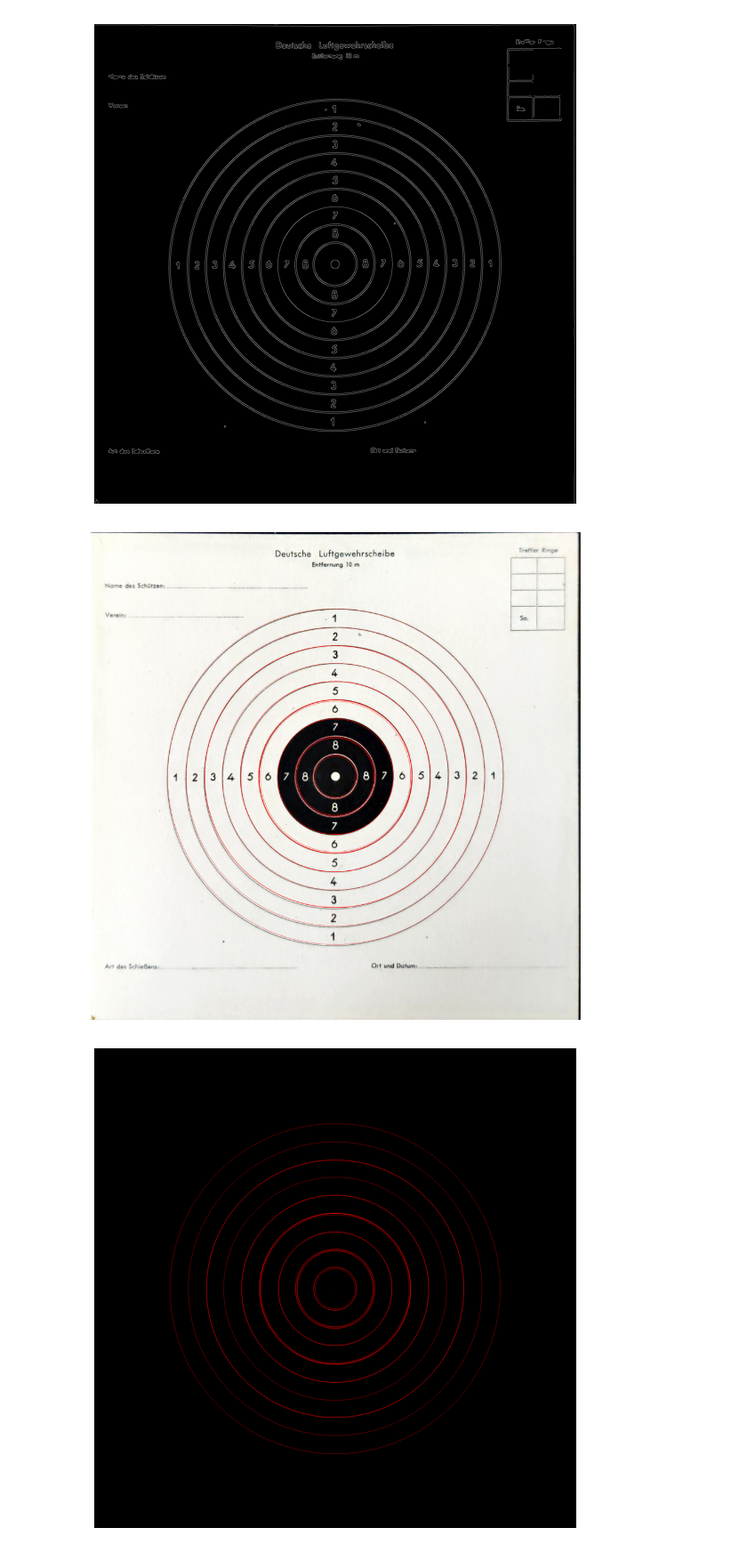
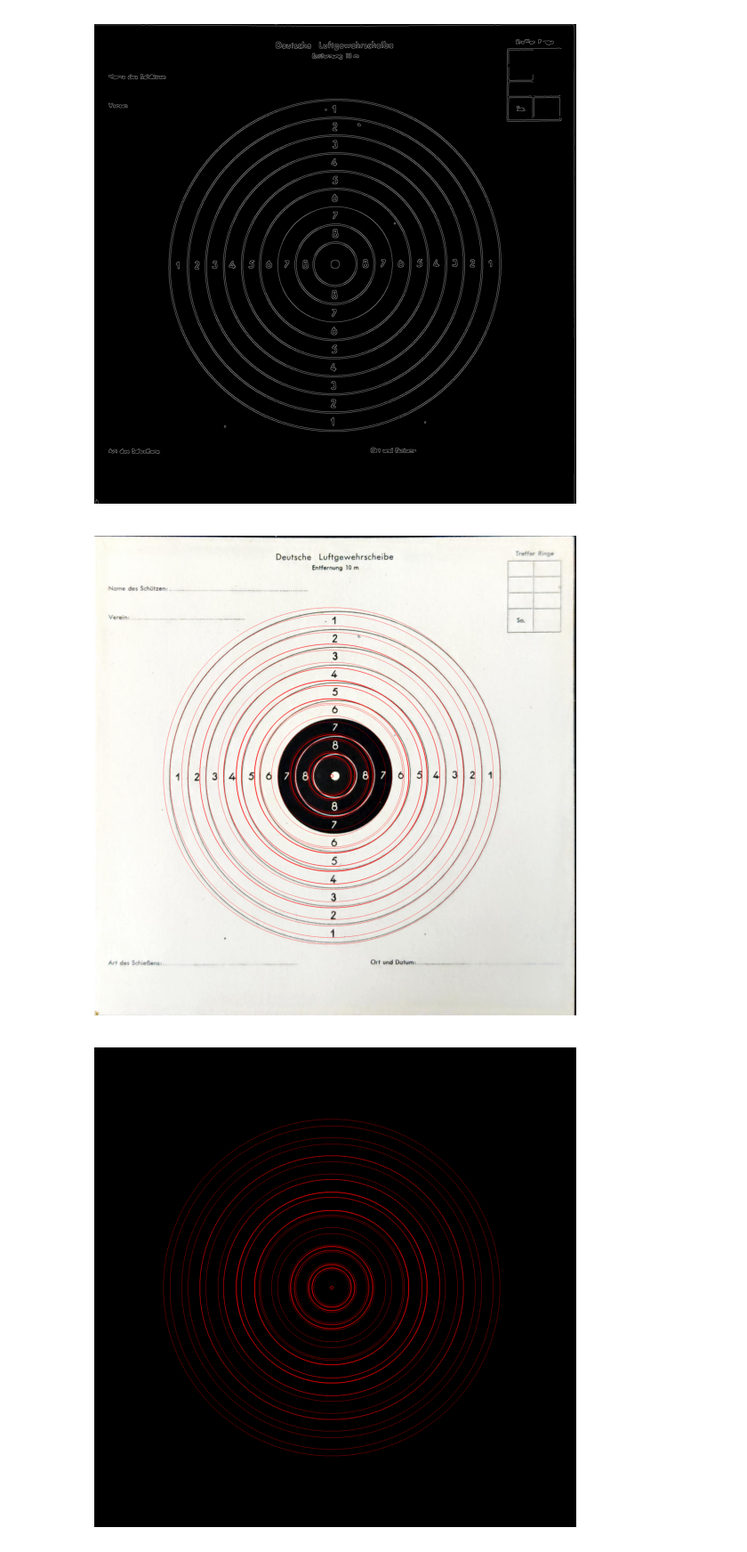
Before and after one commit to NiclasEgeler/AirgunTarget, a Jupyter notebook: target_detection.ipynb, the cells around one changed output. Shown at 89% size. Saved outputs shown, nothing was run; the diff lists cells and outputs as text; code cells hidden in the pictures.

Commit message:
remove 98 percentile

```diff
--- a/target_detection.ipynb
+++ b/target_detection.ipynb
@@ -80,36 +80,40 @@ show_image(canny, cmap='gray', size=(7,7))
 # %%
 def houghCirclesAroundFix(image, fix):
     width, height = image.shape
     acc = np.zeros(width)
     x_f, y_f = fix
     for x in range(width):
         for y in range(height):
             if image[x, y] > 0:
                 radius = np.floor(np.sqrt((x_f - x)**2 + (y_f - y)**2)).astype("int")
                 # # Todo: fix dirty hack
                 # if radius >= width / 2.2: continue
                 acc[radius] = acc[radius] + 1
     # TODO: use radius value to normalize max_val => bigger circle more points on it
     # divide each value of acc by its index to normalize in a single line
-    acc = acc / np.arange(width)
+    acc = acc / (np.arange(width)+1)
     acc = acc * 100
-    max_val = np.max(acc)
-    acc[acc < 150] = 0
+    # mean_val = np.mean(acc)
+    # acc[acc < mean_val + mean_val / 2] = 0
+
+    # set all values of acc to 0 that are not within 20 in the 90% percentile
+    acc[acc < np.percentile(acc, 98)] = 0
+
     indices = np.nonzero(acc)
     indices = np.array(indices).astype("int").flatten()
     return indices
 
 x, y, _ = image.shape
 x = x // 2 + 3
 y = y // 2 - 3
 output_1 = np.copy(image)
 output_2 = np.zeros_like(image)
 circles = houghCirclesAroundFix(canny, (x, y))
 for r in circles:
     output_1 = cv2.circle(output_1, (x, y), r, (255, 0, 0), 1)
     output_2 = cv2.circle(output_2, (x, y), r, (255, 0, 0), 1)
-show_image(output_1, size=(12,12))
+show_image(output_1, size=(7,7))
 show_image(output_2, size=(7,7))
 # %% [output]
-[figure, old version]
+[figure, new version]
-[figure, old version]
+[figure, new version]
```
